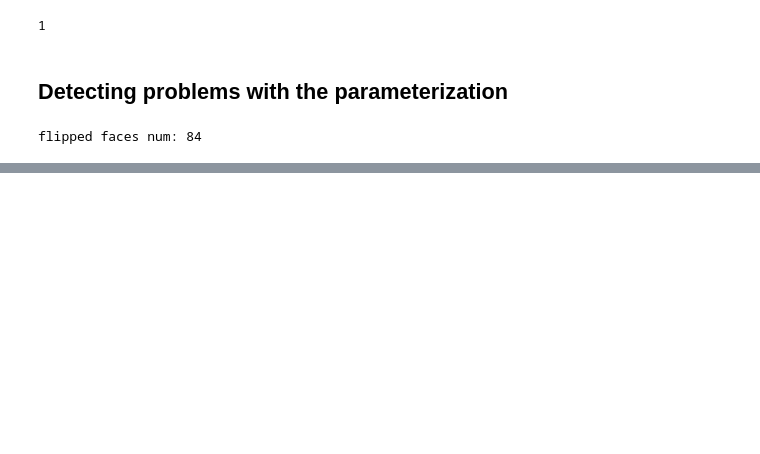
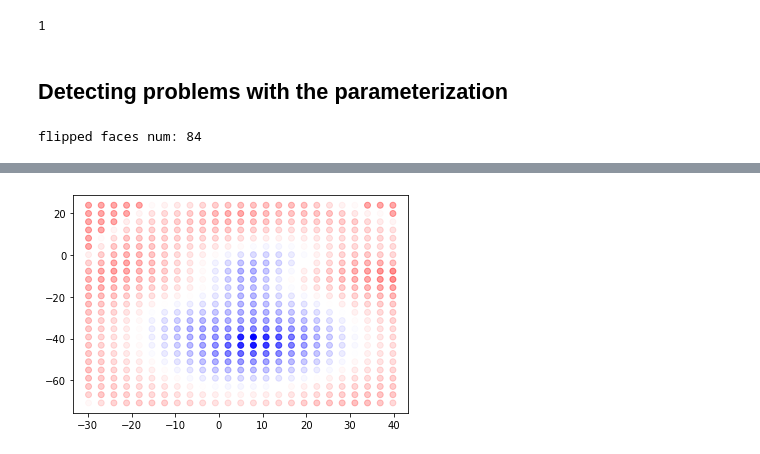
Before and after one commit to weixinl/GeometricModeling, a Jupyter notebook: assign4/assign4.ipynb, the cells around one changed output, grey strips where cells are left out. Drawn from its saved outputs; the diff is of its cells as text; code cells hidden in the pictures; blank space fills up the shorter version.

```diff
--- a/assign4/assign4.ipynb
+++ b/assign4/assign4.ipynb
@@ -535,0 +1100,4 @@ mp.subplot(v_p, f, c = colors, shading={"wireframe": True, "flat": True}, s=[1,
+# %%
+plot_slice(grid_vertices, grid_v_fval_arr, 5)
+# %% [output]
+[figure, added]
```
Also changed, not shown: parts of 36 cells of this notebook, 2 other files.
